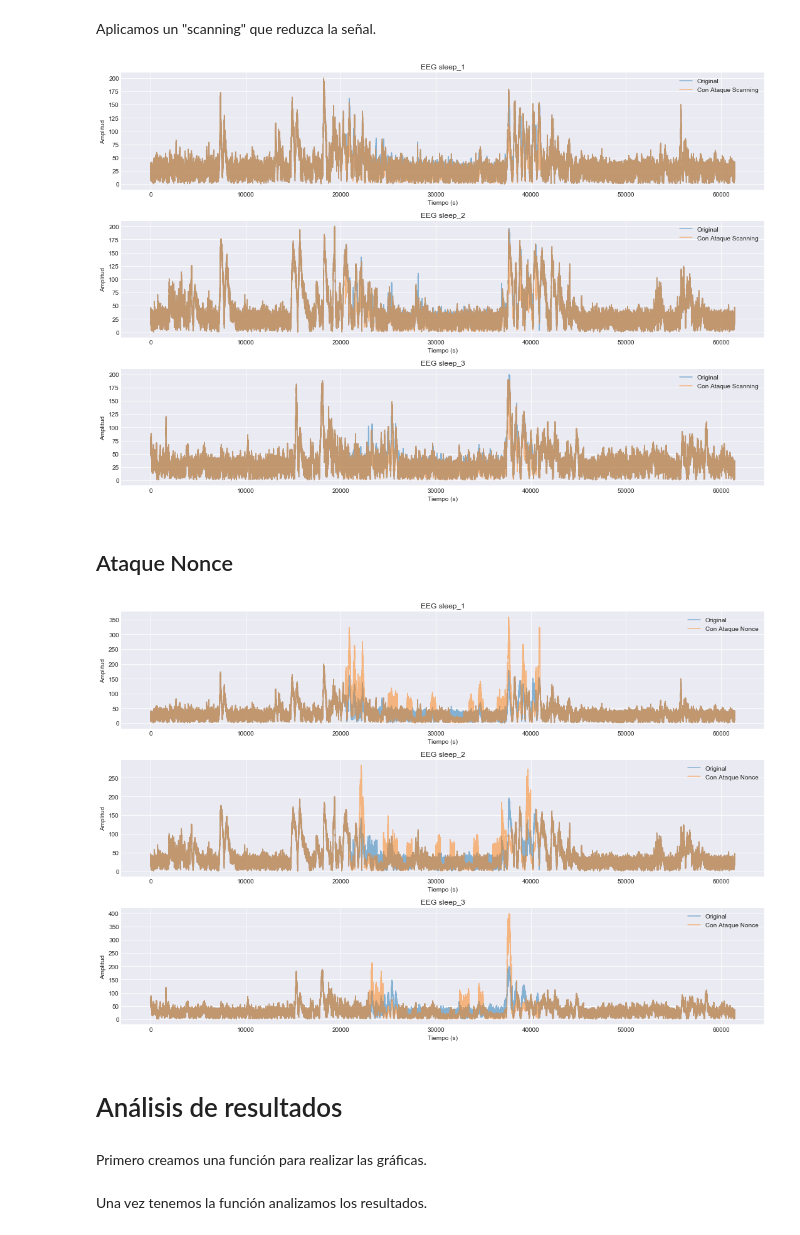
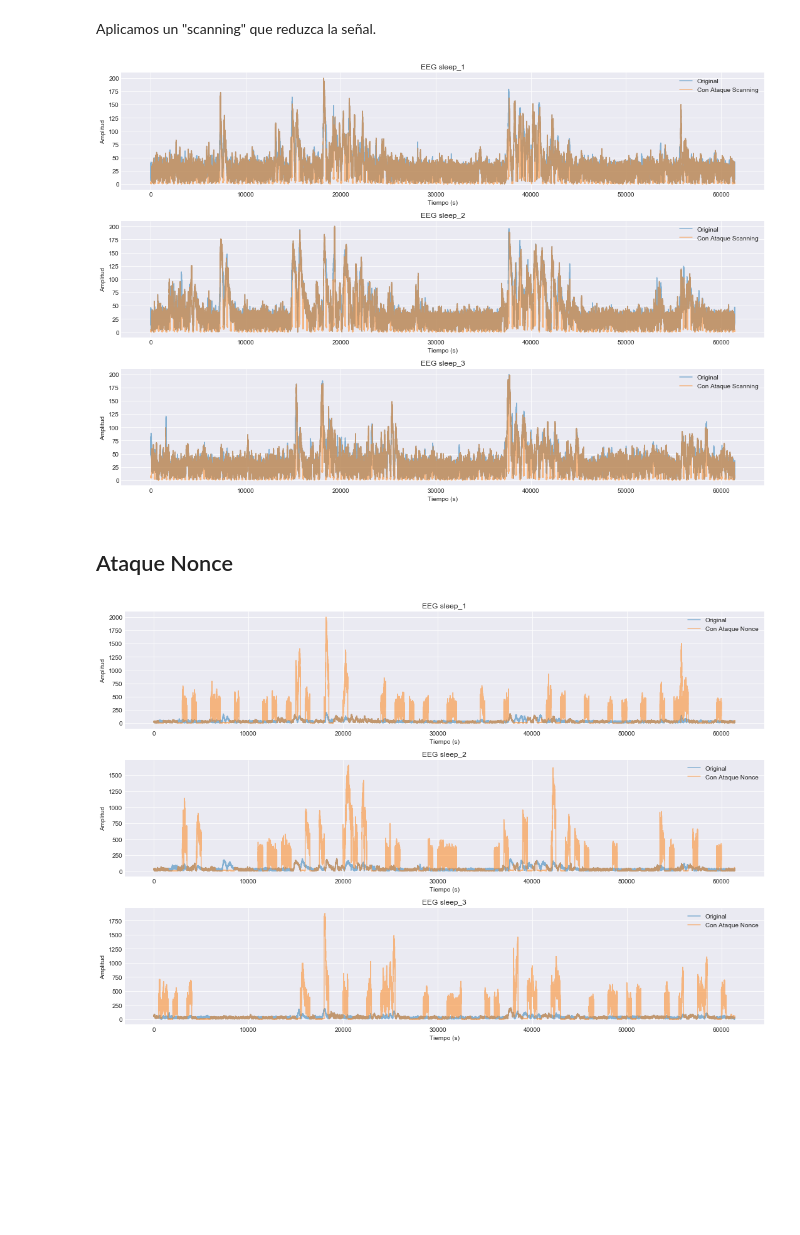
Before and after one commit to juanluserra/TFM-BigData, a Jupyter notebook: simulation-eeg/eeg_attacks.ipynb, the cells around one changed output. Saved outputs shown, nothing was run; the diff lists cells and outputs as text; code cells hidden in the pictures; blank space fills up the shorter version.

Commit message:
archivos eeg para los resultados corregidos

```diff
--- a/simulation-eeg/eeg_attacks.ipynb
+++ b/simulation-eeg/eeg_attacks.ipynb
@@ -425,8 +425,8 @@ Aplicamos un "scanning" que reduzca la señal.
 # Definimos las características del ataque Scanning
 fs = 1024.0  # Frecuencia de muestreo
 t = np.arange(0, 60, 1/fs)  # Tiempo de 0 a 60 segundos
-factor = 0.5  # Factor de aumento de la amplitud
-t_attack = (20, 40)  # Intervalo de tiempo del ataque
+factor = 0.1  # Factor de aumento de la amplitud
+t_attack = (0, 60)  # Intervalo de tiempo del ataque
 dt = 1/fs * 100
 gap = 4
 
@@ -440,7 +440,7 @@ for key in channel_names:
 
 # Guardamos los datos con el ataque en archivos .txt
 eeg_scanning_folder: Path = notebook_folder / \
-    "eeg_files_noise" / "eeg_files_scanning_higher"
+    "eeg_files_noise" / "eeg_files_scanning_lower"
 # Crea la carpeta si no existe
 eeg_scanning_folder.mkdir(exist_ok=True, parents=True)
 for key in channel_names:
@@ -462,7 +462,7 @@ for i, key in enumerate(channel_names):
 # Mostramos las gráficas
 plt.show()
 # %% [output]
-[figure, old version]
+[figure, new version]
 # %% [markdown]
 ## Ataque Nonce
 # %%
@@ -470,43 +470,40 @@ plt.show()
 fs = 1024.0  # Frecuencia de muestreo
 t = np.arange(0, 60, 1/fs)  # Tiempo de 0 a 60 segundos
 probs = (0.25, 0.5, 0.25)  # Probabilidades de cada ataque
-powers = (2.0, 1.0, 0.5)  # Potencias de cada ataque
-t_attack = (20, 40)
+powers = (10.0, 1.0, 0.1)  # Potencias de cada ataque
+t_attack = (0, 60)
 dt = 1/fs * 500
 
 # Realizamos el ataque Nonce a los datos EEG
 eeg_files_nonce: Dict[str, np.ndarray] = {}
 for key in channel_names:
     # Realizamos el ataque Nonce
     nonce = nonce_attack(eeg_data[key], fs, t, dt, t_attack, probs, powers)
     # Sustituimos los archivos originales por los atacados
     eeg_files_nonce[key] = nonce
 
 # Guardamos los datos con ataque Nonce en archivos .txt
-eeg_nonce_folder: Path = notebook_folder / "eeg_files_noise" / "eeg_files_nonce"
+eeg_nonce_folder: Path = notebook_folder / \
+    "eeg_files_noise" / "eeg_files_nonce_1"
 # Crea la carpeta si no existe
 eeg_nonce_folder.mkdir(exist_ok=True, parents=True)
 for key in channel_names:
     np.savetxt(eeg_nonce_folder /
                f"input_nonepi_{key}.txt", eeg_files_nonce[key], fmt="%.6f")
 
 # Finalmente graficamos los datos con ataque Nonce sobre los originales
 plt.style.use("seaborn-darkgrid")
 plt.figure(figsize=(15, 10))
 for i, key in enumerate(channel_names):
     plt.subplot(len(channel_names), 1, i + 1)
     plt.plot(eeg_data[key], label="Original", alpha=0.5)
     plt.plot(eeg_files_nonce[key], label="Con Ataque Nonce", alpha=0.5)
     plt.title(f"EEG {key}")
     plt.xlabel("Tiempo (s)")
     plt.ylabel("Amplitud")
     plt.legend()
     plt.tight_layout()
 # Mostramos las gráficas
 plt.show()
 # %% [output]
-[figure, old version]
+[figure, new version]
-# %% [markdown]
-# Análisis de resultados
-# %% [markdown]
-Primero creamos una función para realizar las gráficas.
@@ -567,2 +509,0 @@ def plot_frequencies_psd(data_paths: list, data_names: list = []) -> None:
-# %% [markdown]
-Una vez tenemos la función analizamos los resultados.
```
Also changed, not shown: parts of 6 cells of this notebook, 21 other files.
